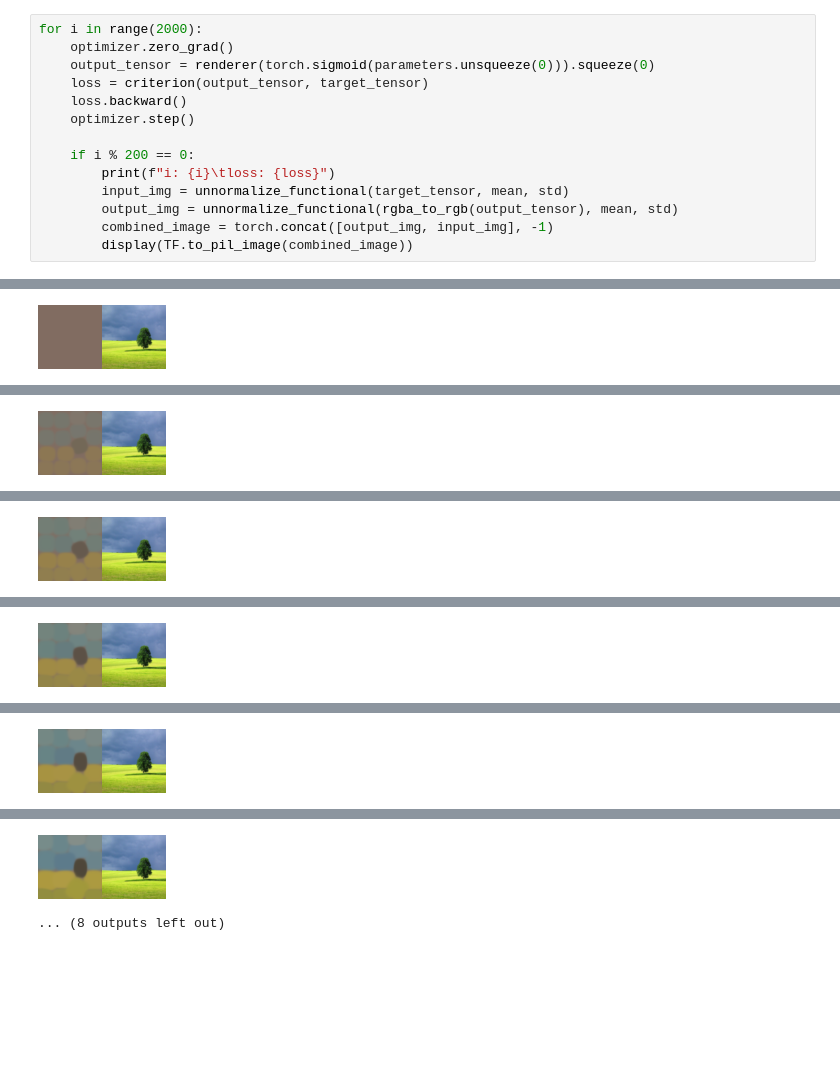
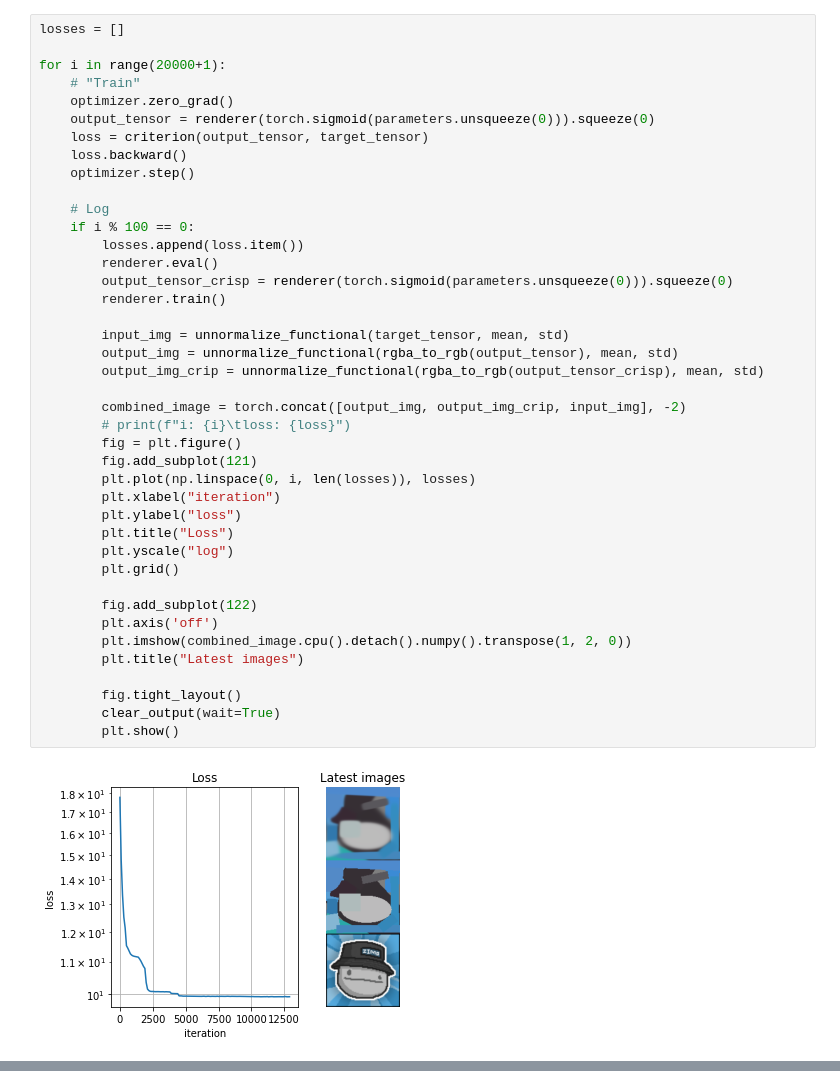
Before and after one commit to zimonitrome/AbstractionNet, a Jupyter notebook: no_nn.ipynb, the cells around one changed output, grey strips where cells are left out. Drawn from its saved outputs; the diff is of its cells as text; blank space fills up the shorter version.

```diff
--- a/no_nn.ipynb
+++ b/no_nn.ipynb
@@ -31,17 +92,45 @@ def criterion(pred_image, target):
 
 optimizer = optim.Adam([parameters], lr=lr, betas=(0.5, 0.999))
 # %%
-for i in range(2000):
+losses = []
+
+for i in range(20000+1):
+    # "Train"
     optimizer.zero_grad()
     output_tensor = renderer(torch.sigmoid(parameters.unsqueeze(0))).squeeze(0)
     loss = criterion(output_tensor, target_tensor)
     loss.backward()
     optimizer.step()
 
-    if i % 200 == 0:
-        print(f"i: {i}\tloss: {loss}")
+    # Log
+    if i % 100 == 0:
+        losses.append(loss.item())
+        renderer.eval()
+        output_tensor_crisp = renderer(torch.sigmoid(parameters.unsqueeze(0))).squeeze(0)
+        renderer.train()
+
         input_img = unnormalize_functional(target_tensor, mean, std)
         output_img = unnormalize_functional(rgba_to_rgb(output_tensor), mean, std)
-        combined_image = torch.concat([output_img, input_img], -1)
-        display(TF.to_pil_image(combined_image))
+        output_img_crip = unnormalize_functional(rgba_to_rgb(output_tensor_crisp), mean, std)
+
+        combined_image = torch.concat([output_img, output_img_crip, input_img], -2)
+        # print(f"i: {i}\tloss: {loss}")
+        fig = plt.figure()
+        fig.add_subplot(121)
+        plt.plot(np.linspace(0, i, len(losses)), losses)
+        plt.xlabel("iteration")
+        plt.ylabel("loss")
+        plt.title("Loss")
+        plt.yscale("log")
+        plt.grid()
+
+        fig.add_subplot(122)
+        plt.axis('off')
+        plt.imshow(combined_image.cpu().detach().numpy().transpose(1, 2, 0))
+        plt.title("Latest images")
+
+        fig.tight_layout()
+        clear_output(wait=True)
+        plt.show()
 # %% [output]
+[figure, new version]
@@ -49 +137,0 @@ i: 0    loss: 0.5768007636070251
-[figure, old version]
@@ -51 +137,0 @@ i: 200  loss: 0.3998704254627228
-[figure, removed]
@@ -53 +137,0 @@ i: 400  loss: 0.28709477186203003
-[figure, removed]
@@ -55 +137,0 @@ i: 600  loss: 0.21633663773536682
-[figure, removed]
@@ -57 +137,0 @@ i: 800  loss: 0.16781823337078094
-[figure, removed]
@@ -59,5 +138,3 @@ i: 1000 loss: 0.1333599090576172
-[figure, removed]
-... (8 outputs left out)
 # %%
 from src.ShapeRendererSVG import ShapeRendererSVG
 
```
Also changed, not shown: parts of 5 cells of this notebook, 2 other files.
